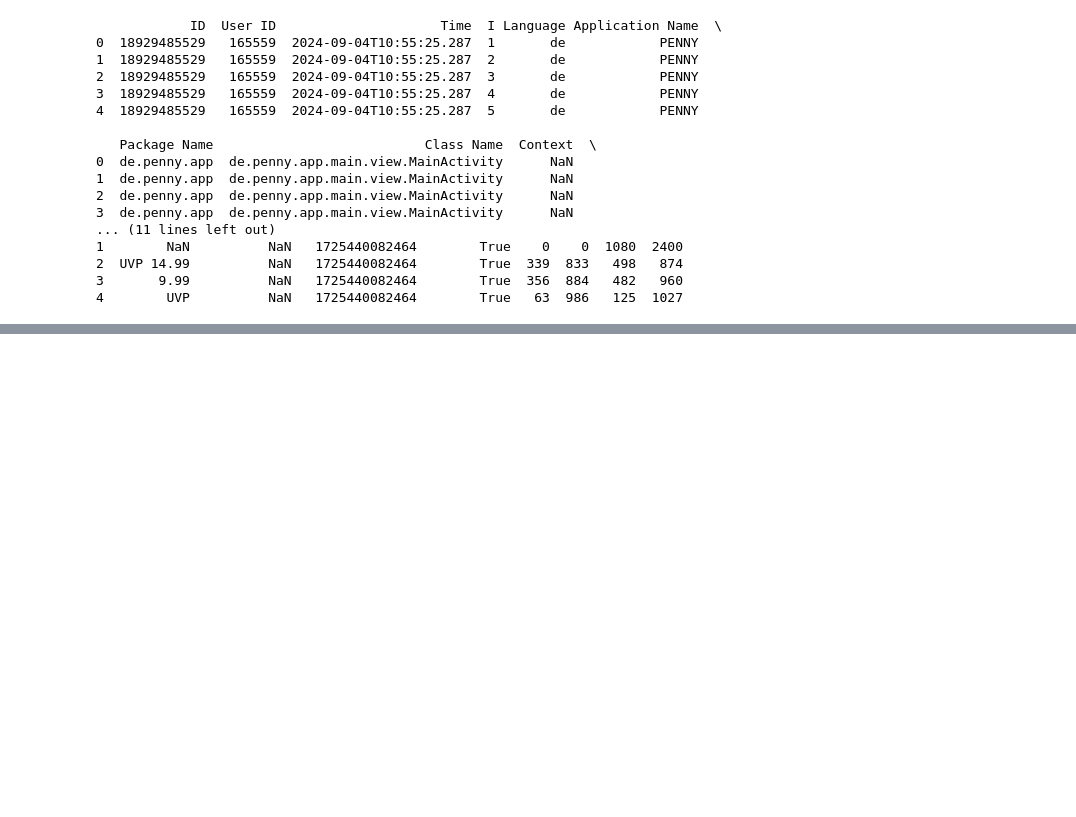
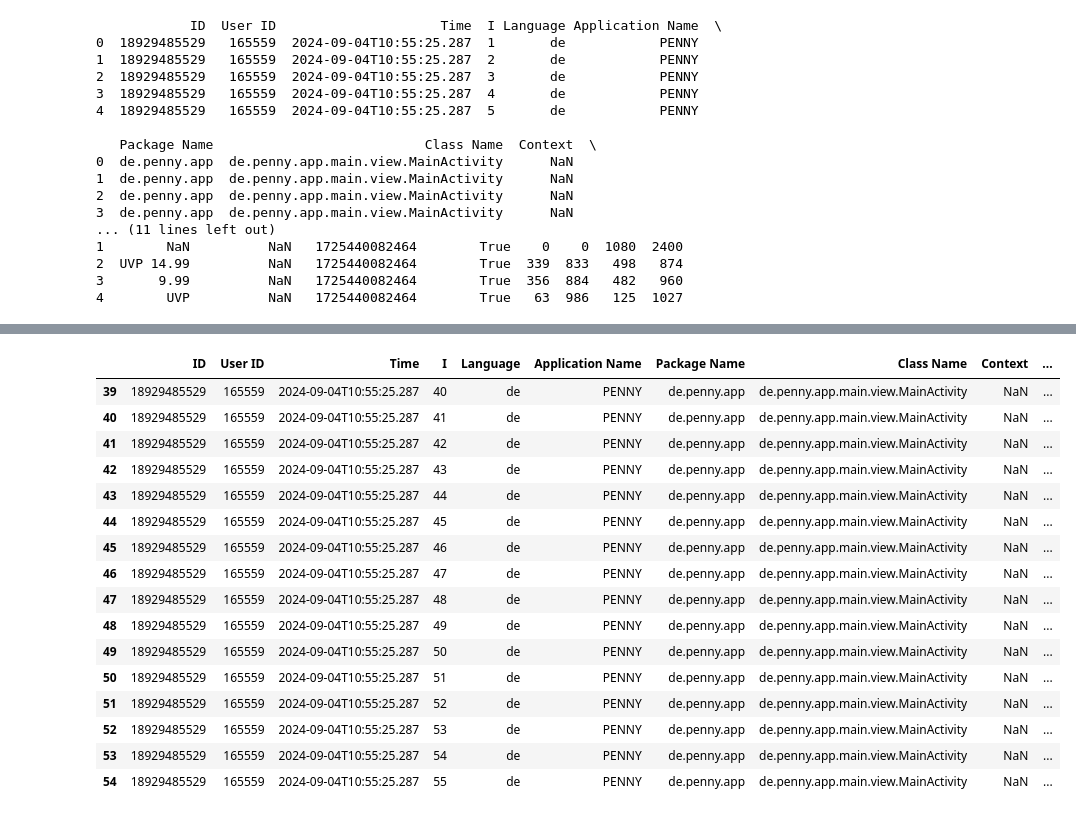
Before and after one commit to ZPP-MURMURAS/ZPP_Murmuras, a Jupyter notebook: research/preprocessing/cluster_research.ipynb, the cells around one changed output, grey strips where cells are left out. Cells and saved outputs as stored; diff of their text form; code cells hidden in the pictures; blank space fills up the shorter version.

```diff
--- a/research/preprocessing/cluster_research.ipynb
+++ b/research/preprocessing/cluster_research.ipynb
@@ -131,0 +158,20 @@ print(dists)
+# %%
+coupon_df[39:55]
+# %% [output]
+|  | ID | User ID | Time | I | Language | Application Name | Package Name | Class Name | Context | ... |
+| 39 | 18929485529 | 165559 | 2024-09-04T10:55:25.287 | 40 | de | PENNY | de.penny.app | de.penny.app.main.view.MainActivity | NaN | ... |
+| 40 | 18929485529 | 165559 | 2024-09-04T10:55:25.287 | 41 | de | PENNY | de.penny.app | de.penny.app.main.view.MainActivity | NaN | ... |
+| 41 | 18929485529 | 165559 | 2024-09-04T10:55:25.287 | 42 | de | PENNY | de.penny.app | de.penny.app.main.view.MainActivity | NaN | ... |
+| 42 | 18929485529 | 165559 | 2024-09-04T10:55:25.287 | 43 | de | PENNY | de.penny.app | de.penny.app.main.view.MainActivity | NaN | ... |
+| 43 | 18929485529 | 165559 | 2024-09-04T10:55:25.287 | 44 | de | PENNY | de.penny.app | de.penny.app.main.view.MainActivity | NaN | ... |
+| 44 | 18929485529 | 165559 | 2024-09-04T10:55:25.287 | 45 | de | PENNY | de.penny.app | de.penny.app.main.view.MainActivity | NaN | ... |
+| 45 | 18929485529 | 165559 | 2024-09-04T10:55:25.287 | 46 | de | PENNY | de.penny.app | de.penny.app.main.view.MainActivity | NaN | ... |
+| 46 | 18929485529 | 165559 | 2024-09-04T10:55:25.287 | 47 | de | PENNY | de.penny.app | de.penny.app.main.view.MainActivity | NaN | ... |
+| 47 | 18929485529 | 165559 | 2024-09-04T10:55:25.287 | 48 | de | PENNY | de.penny.app | de.penny.app.main.view.MainActivity | NaN | ... |
+| 48 | 18929485529 | 165559 | 2024-09-04T10:55:25.287 | 49 | de | PENNY | de.penny.app | de.penny.app.main.view.MainActivity | NaN | ... |
+| 49 | 18929485529 | 165559 | 2024-09-04T10:55:25.287 | 50 | de | PENNY | de.penny.app | de.penny.app.main.view.MainActivity | NaN | ... |
+| 50 | 18929485529 | 165559 | 2024-09-04T10:55:25.287 | 51 | de | PENNY | de.penny.app | de.penny.app.main.view.MainActivity | NaN | ... |
+| 51 | 18929485529 | 165559 | 2024-09-04T10:55:25.287 | 52 | de | PENNY | de.penny.app | de.penny.app.main.view.MainActivity | NaN | ... |
+| 52 | 18929485529 | 165559 | 2024-09-04T10:55:25.287 | 53 | de | PENNY | de.penny.app | de.penny.app.main.view.MainActivity | NaN | ... |
+| 53 | 18929485529 | 165559 | 2024-09-04T10:55:25.287 | 54 | de | PENNY | de.penny.app | de.penny.app.main.view.MainActivity | NaN | ... |
+| 54 | 18929485529 | 165559 | 2024-09-04T10:55:25.287 | 55 | de | PENNY | de.penny.app | de.penny.app.main.view.MainActivity | NaN | ... |
```
Also changed, not shown: parts of 2 cells of this notebook.
